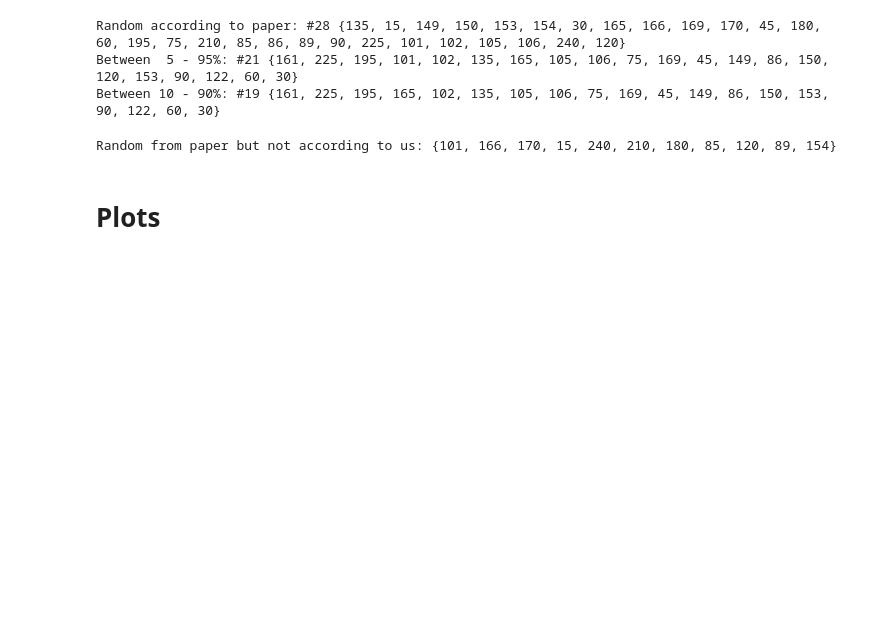
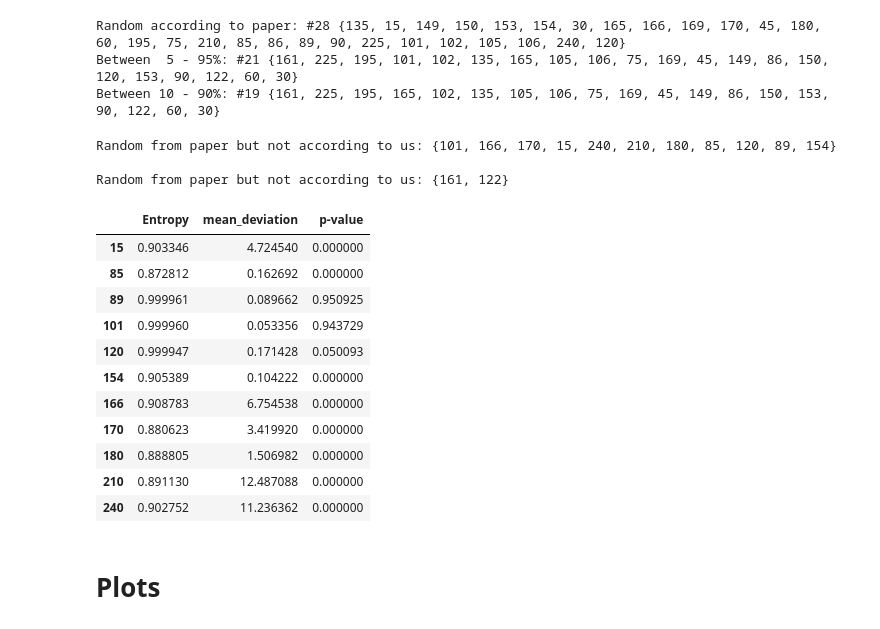
Before and after one commit to sunsistemo/mozzacella-automato-salad, a Jupyter notebook: results-two-colors.ipynb, the cells around one changed output. Cells and saved outputs as stored; diff of their text form; code cells hidden in the pictures; blank space fills up the shorter version.

```diff
--- a/results-two-colors.ipynb
+++ b/results-two-colors.ipynb
@@ -41,8 +41,30 @@ s_five_p10_p90 = set(d_five_p10_90.rule)
 
 print("Random from paper but not according to us: ", end="")
 print(set(d_rands_paper.rule) - set(d_five_p10_90.rule))
+
+print()
+
+print("Random from paper but not according to us: ", end="")
+print(set(d_five_p10_90.rule) - set(d_rands_paper.rule))
 # %% [output]
 Random from paper but not according to us: {101, 166, 170, 15, 240, 210, 180, 85, 120, 89, 154}
+
+Random from paper but not according to us: {161, 122}
+# %%
+d_five[d_five.rule.isin(set(d_rands_paper.rule) - set(d_five_p10_90.rule))][['Entropy', 'mean_deviation', 'p-value']]
+# %% [output]
+|  | Entropy | mean_deviation | p-value |
+| 15 | 0.903346 | 4.724540 | 0.000000 |
+| 85 | 0.872812 | 0.162692 | 0.000000 |
+| 89 | 0.999961 | 0.089662 | 0.950925 |
+| 101 | 0.999960 | 0.053356 | 0.943729 |
+| 120 | 0.999947 | 0.171428 | 0.050093 |
+| 154 | 0.905389 | 0.104222 | 0.000000 |
+| 166 | 0.908783 | 6.754538 | 0.000000 |
+| 170 | 0.880623 | 3.419920 | 0.000000 |
+| 180 | 0.888805 | 1.506982 | 0.000000 |
+| 210 | 0.891130 | 12.487088 | 0.000000 |
+| 240 | 0.902752 | 11.236362 | 0.000000 |
 # %% [markdown]
 # Plots
 # %% [markdown]
```
Also changed, not shown: parts of 3 cells of this notebook, 1 other file.
